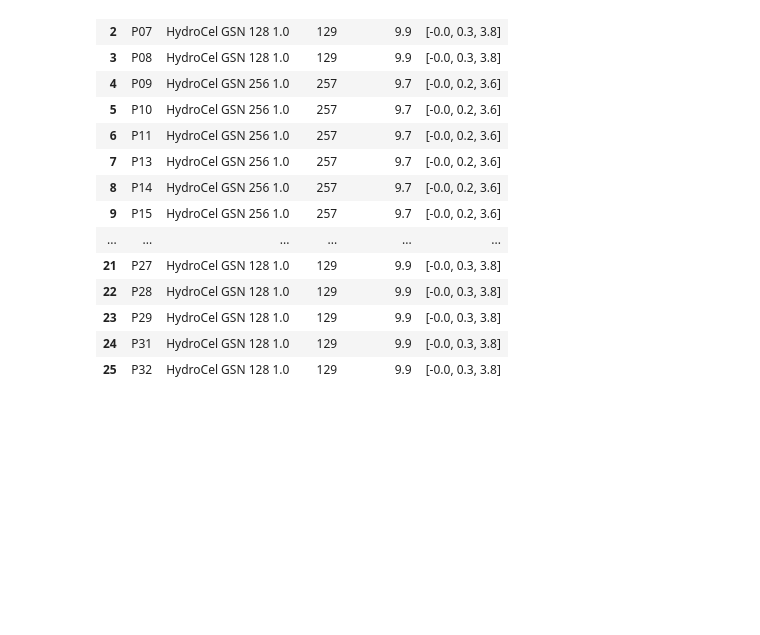
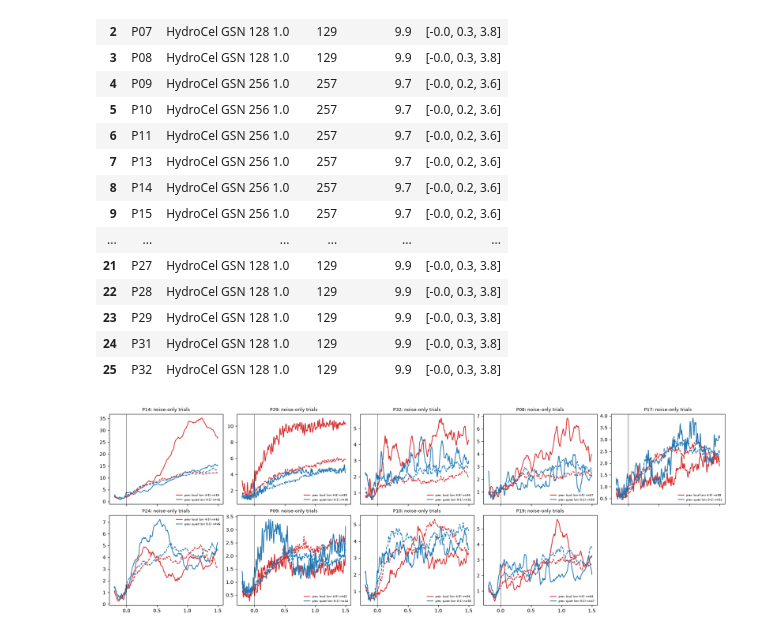
Before and after one commit to ThoHardy/SoundLEAD, a Jupyter notebook: DataHandlingControls.ipynb, the cells around one changed output. Cells and saved outputs as stored; diff of their text form; code cells hidden in the pictures; blank space fills up the shorter version.

```diff
--- a/DataHandlingControls.ipynb
+++ b/DataHandlingControls.ipynb
@@ -222,3 +222,42 @@ pd.DataFrame([net_check(ip) for ip in units if (repo_root / "Study3" / f"P{ip:02
 | 23 | P29 | HydroCel GSN 128 1.0 | 129 | 9.9 | [-0.0, 0.3, 3.8] |
 | 24 | P31 | HydroCel GSN 128 1.0 | 129 | 9.9 | [-0.0, 0.3, 3.8] |
 | 25 | P32 | HydroCel GSN 128 1.0 | 129 | 9.9 | [-0.0, 0.3, 3.8] |
+# %%
+def gfp_and_floor(X, n_perm=20, seed=0):
+    rng = np.random.default_rng(seed)
+    s = np.r_[np.ones(len(X) // 2), -np.ones(len(X) - len(X) // 2)]
+    rms = lambda a: np.sqrt((a ** 2).mean(0)) * 1e6
+    fl = np.median([rms((rng.permutation(s)[:, None, None] * X).mean(0)) for _ in range(n_perm)], axis=0)
+    return rms(X.mean(0)), fl
+
+
+def carryover(ep, sub):
+    tr = pd.read_csv(repo_root / "Study3" / sub / f"{sub}_trials.tsv", sep="\t").sort_values("trial")
+    prev = np.r_[np.nan, tr["snr"].to_numpy()[:-1] - 1.0]
+    prev[np.r_[True, np.diff(tr["block"].to_numpy()) != 0]] = np.nan
+    md = ep.metadata
+    p = md["trial"].map(dict(zip(tr["trial"], prev))).to_numpy()
+    rest = (md["snr"] == 0).to_numpy()
+    t = ep.times
+    X = ep.get_data(picks="eeg")
+    X = X - X[:, :, (t >= BL[0]) & (t < BL[1])].mean(-1, keepdims=True)
+    return t, {name: (*gfp_and_floor(X[sel]), int(sel.sum()))
+               for name, sel in [("prev loud (snr 4-5)", rest & (p >= 4)), ("prev quiet (snr 0-1)", rest & (p <= 1))]}
+
+
+subs = ["P14", "P29", "P32", "P08", "P17", "P24", "P09", "P10", "P19"]
+fig, axes = plt.subplots(2, 5, figsize=(18, 6), sharex=True, squeeze=False, layout="constrained")
+for ax, sub in zip(axes.flat, subs):
+    ep = mne.read_epochs(EP_DIR / f"{sub}-epo.fif", preload=True, verbose="error")
+    t, out = carryover(ep, sub)
+    for (name, (g, fl, n)), col in zip(out.items(), ["tab:red", "tab:blue"]):
+        ax.plot(t, g, color=col, label=f"{name} n={n}")
+        ax.plot(t, fl, color=col, ls="--")
+    ax.axvline(0, color="k", lw=0.5)
+    ax.set_title(f"{sub}: noise-only trials", fontsize=9)
+    ax.legend(fontsize=6, frameon=False)
+for ax in axes.flat[len(subs):]:
+    ax.axis("off")
+plt.show()
+# %% [output]
+[figure, added]
```
Also changed, not shown: parts of 3 cells of this notebook, 3 other files.
